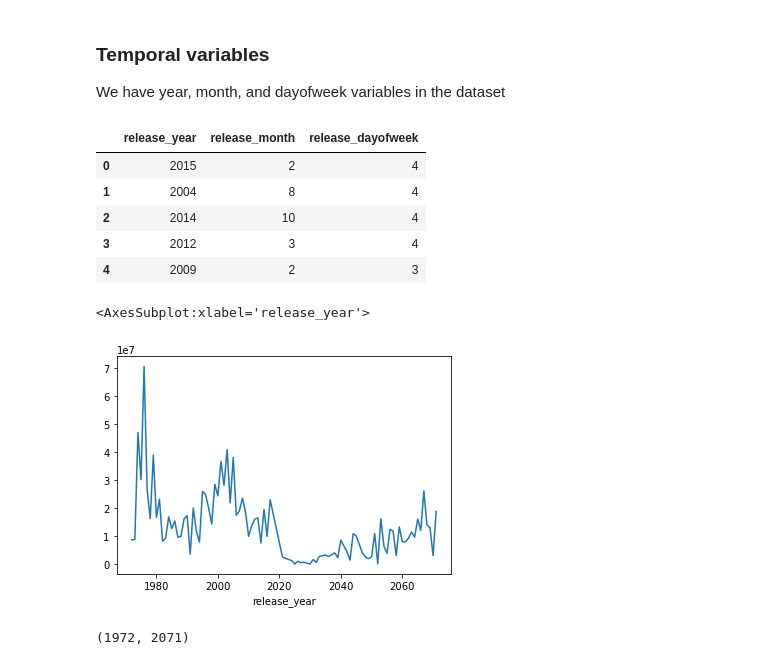
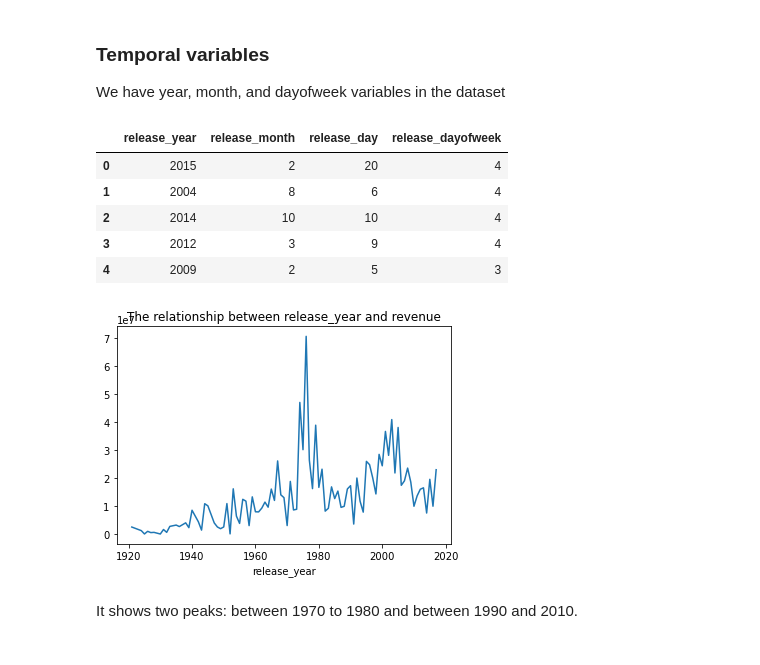
Before and after one commit to yejiseoung/TMDB, a Jupyter notebook: TMDB_EDA_FeatureEngineering.ipynb, the cells around one changed output. Drawn from its saved outputs; the diff is of its cells as text; code cells hidden in the pictures.

```diff
--- a/TMDB_EDA_FeatureEngineering.ipynb
+++ b/TMDB_EDA_FeatureEngineering.ipynb
@@ -85,7 +85,7 @@ We can say `is_collection`, `is_homepage`, `is_English` are binary variables eve
 
 We need to change the dtypes of those variables I just mentioned
 # %%
-change_cols = ['is_collection', 'is_homepage', 'is_English', 'release_year', 'release_month', 'release_dayofweek']
+change_cols = ['is_collection', 'is_homepage', 'is_English', 'release_year', 'release_month', 'release_day', 'release_dayofweek']
 
 for col in change_cols:
     data[col] = data[col].astype('O')
@@ -241,20 +242,18 @@ for var in num_vars:
 
 We have year, month, and dayofweek variables in the dataset
 # %%
-data[['release_year', 'release_month', 'release_dayofweek']].head()
+data[['release_year', 'release_month', 'release_day', 'release_dayofweek']].head()
 # %% [output]
-|  | release_year | release_month | release_dayofweek |
-| 0 | 2015 | 2 | 4 |
-| 1 | 2004 | 8 | 4 |
-| 2 | 2014 | 10 | 4 |
-| 3 | 2012 | 3 | 4 |
-| 4 | 2009 | 2 | 3 |
+|  | release_year | release_month | release_day | release_dayofweek |
+| 0 | 2015 | 2 | 20 | 4 |
+| 1 | 2004 | 8 | 6 | 4 |
+| 2 | 2014 | 10 | 10 | 4 |
+| 3 | 2012 | 3 | 9 | 4 |
+| 4 | 2009 | 2 | 5 | 3 |
 # %%
-data.groupby('release_year')['revenue'].median().plot()
+data.groupby('release_year')['revenue'].median().plot();
+plt.title('The relationship between release_year and revenue');
 # %% [output]
-<AxesSubplot:xlabel='release_year'>
-[figure, old version]
+[figure, new version]
-# %%
-data['release_year'].min(), data['release_year'].max()
-# %% [output]
-(1972, 2071)
+# %% [markdown]
+It shows two peaks: between 1970 to 1980 and between 1990 and 2010.
```
Also changed, not shown: parts of 3 cells of this notebook.
